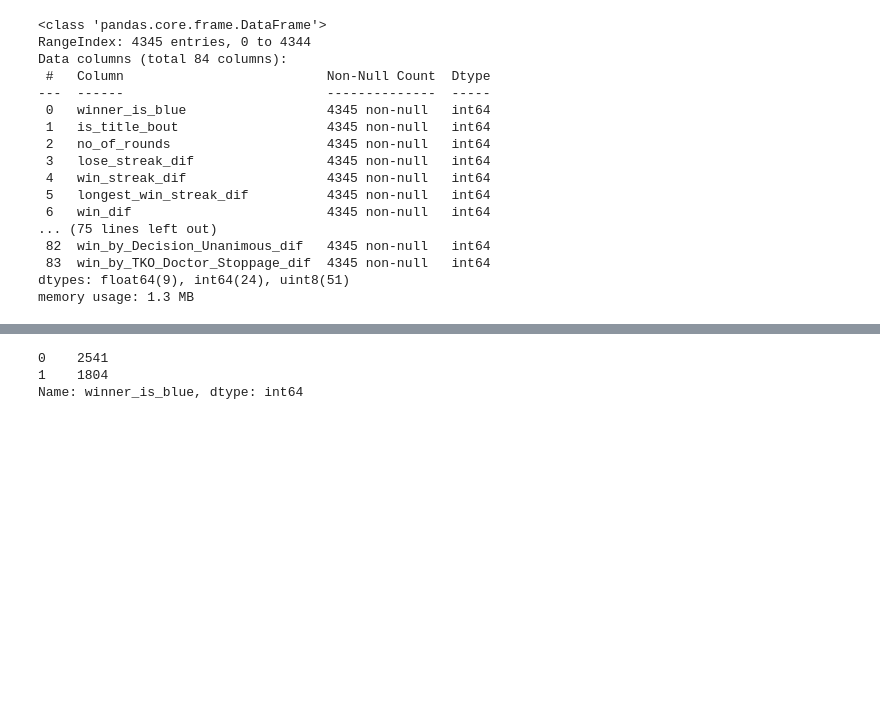
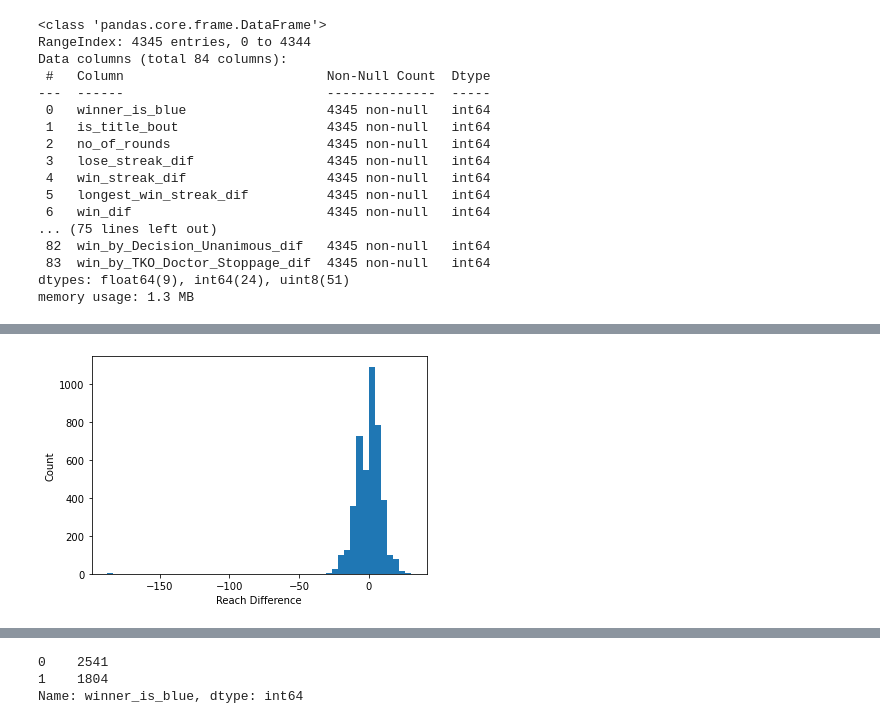
Before and after one commit to arefjadda/ufc, a Jupyter notebook: Data Cleaning.ipynb, the cells around one changed output, grey strips where cells are left out. Saved outputs shown, nothing was run; the diff lists cells and outputs as text; code cells hidden in the pictures; blank space fills up the shorter version.

```diff
--- a/Data Cleaning.ipynb
+++ b/Data Cleaning.ipynb
@@ -1349,0 +1390,9 @@ memory usage: 1.3 MB
+# %%
+# plot
+plt.figure()
+plt.hist(df['reach_dif'], bins =50)
+plt.xlabel('Reach Difference')
+plt.ylabel('Count')
+plt.show()
+# %% [output]
+[figure, added]
```
Also changed, not shown: parts of 25 cells of this notebook, 12 other files.
